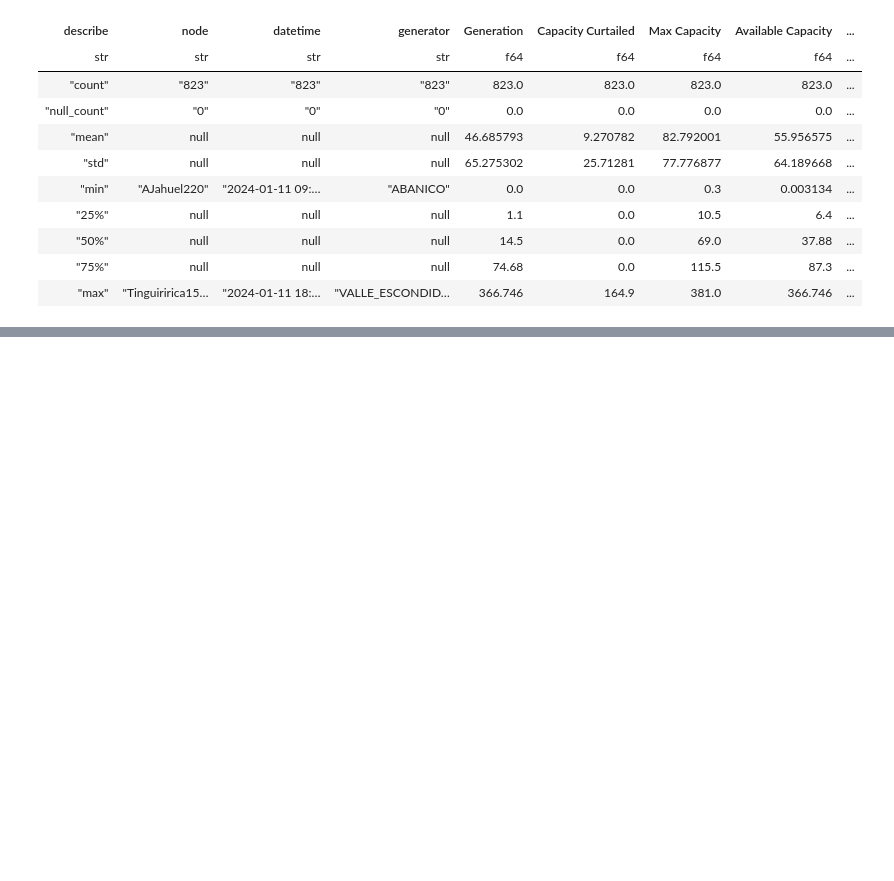
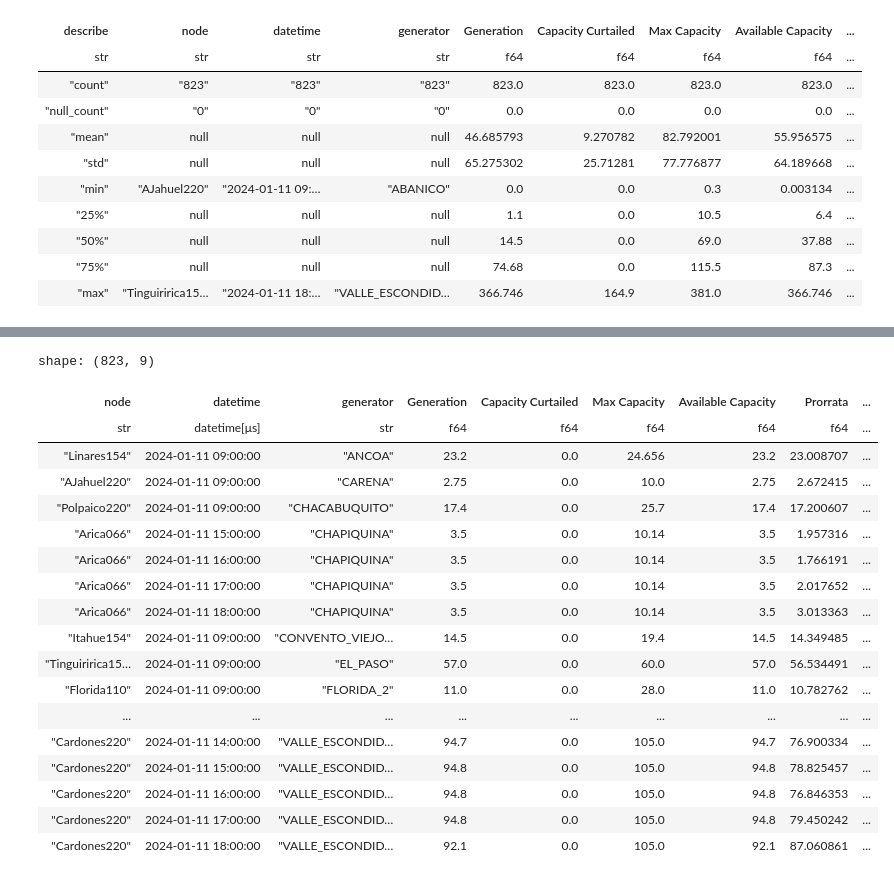
Before and after one commit to FasoCoding/ProrrataERV, a Jupyter notebook: dev/notebook.ipynb, the cells around one changed output, grey strips where cells are left out. Cells and saved outputs as stored; diff of their text form; code cells hidden in the pictures; blank space fills up the shorter version.

```diff
--- a/dev/notebook.ipynb
+++ b/dev/notebook.ipynb
@@ -582,0 +476,22 @@ shape: (10, 8)
+# %%
+test_prorrata_func.collect()
+# %% [output]
+shape: (823, 9)
+| node | datetime | generator | Generation | Capacity Curtailed | Max Capacity | Available Capacity | Prorrata | ... |
+| str | datetime[μs] | str | f64 | f64 | f64 | f64 | f64 | ... |
+| "Linares154" | 2024-01-11 09:00:00 | "ANCOA" | 23.2 | 0.0 | 24.656 | 23.2 | 23.008707 | ... |
+| "AJahuel220" | 2024-01-11 09:00:00 | "CARENA" | 2.75 | 0.0 | 10.0 | 2.75 | 2.672415 | ... |
+| "Polpaico220" | 2024-01-11 09:00:00 | "CHACABUQUITO" | 17.4 | 0.0 | 25.7 | 17.4 | 17.200607 | ... |
+| "Arica066" | 2024-01-11 15:00:00 | "CHAPIQUINA" | 3.5 | 0.0 | 10.14 | 3.5 | 1.957316 | ... |
+| "Arica066" | 2024-01-11 16:00:00 | "CHAPIQUINA" | 3.5 | 0.0 | 10.14 | 3.5 | 1.766191 | ... |
+| "Arica066" | 2024-01-11 17:00:00 | "CHAPIQUINA" | 3.5 | 0.0 | 10.14 | 3.5 | 2.017652 | ... |
+| "Arica066" | 2024-01-11 18:00:00 | "CHAPIQUINA" | 3.5 | 0.0 | 10.14 | 3.5 | 3.013363 | ... |
+| "Itahue154" | 2024-01-11 09:00:00 | "CONVENTO_VIEJO… | 14.5 | 0.0 | 19.4 | 14.5 | 14.349485 | ... |
+| "Tinguiririca15… | 2024-01-11 09:00:00 | "EL_PASO" | 57.0 | 0.0 | 60.0 | 57.0 | 56.534491 | ... |
+| "Florida110" | 2024-01-11 09:00:00 | "FLORIDA_2" | 11.0 | 0.0 | 28.0 | 11.0 | 10.782762 | ... |
+| ... | ... | ... | ... | ... | ... | ... | ... | ... |
+| "Cardones220" | 2024-01-11 14:00:00 | "VALLE_ESCONDID… | 94.7 | 0.0 | 105.0 | 94.7 | 76.900334 | ... |
+| "Cardones220" | 2024-01-11 15:00:00 | "VALLE_ESCONDID… | 94.8 | 0.0 | 105.0 | 94.8 | 78.825457 | ... |
+| "Cardones220" | 2024-01-11 16:00:00 | "VALLE_ESCONDID… | 94.8 | 0.0 | 105.0 | 94.8 | 76.846353 | ... |
+| "Cardones220" | 2024-01-11 17:00:00 | "VALLE_ESCONDID… | 94.8 | 0.0 | 105.0 | 94.8 | 79.450242 | ... |
+| "Cardones220" | 2024-01-11 18:00:00 | "VALLE_ESCONDID… | 92.1 | 0.0 | 105.0 | 92.1 | 87.060861 | ... |
```
Also changed, not shown: parts of 13 cells of this notebook, 6 other files.
